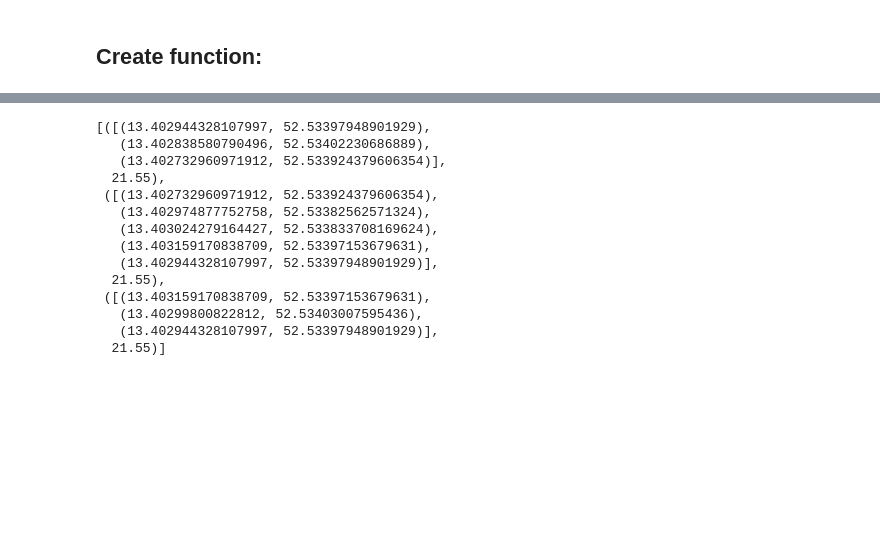
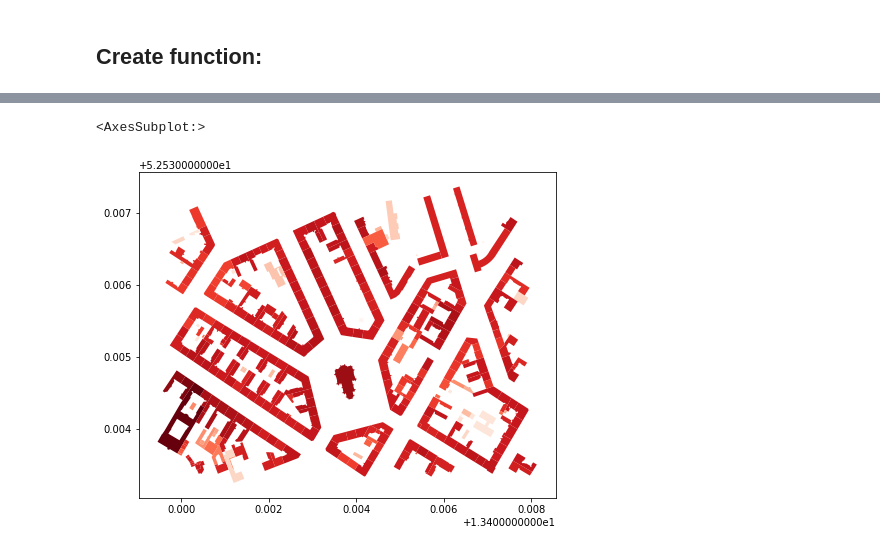
Before and after one commit to maximylius/map_visualization_algorithms, a Jupyter notebook: 3D_map.ipynb, the cells around one changed output, grey strips where cells are left out. Cells and saved outputs as stored; diff of their text form; code cells hidden in the pictures; blank space fills up the shorter version.

```diff
--- a/3D_map.ipynb
+++ b/3D_map.ipynb
@@ -1074,8 +645,0 @@ def prep_gdf_prisms_neutral_perspective(gdf_h:GeoDataFrame, opacity:float=1.0, c
-# %%
-fig, ax = plt.subplots(nrows = 1, ncols = 1, figsize = (10,10))
-poly_gdf[poly_gdf['g_id']==1000].plot(ax=ax, color="blue", alpha=.2)
-edge_gdf[edge_gdf['g_id']==1000].plot(ax=ax,color="black")
-smpl[:1].plot(ax=ax, color='red', alpha=.2)
-extCoords = smpl[:1]['geometry'].iloc[0].exterior.coords
-for x, y, label in zip([extCoords[x][0] for x in range(len(extCoords))], [extCoords[x][1] for x in range(len(extCoords))], [str(x) for x in range(len(extCoords))]):
-    ax.annotate(label, xy=(x, y), xytext=(3, 3), textcoords="offset points")
@@ -1090,17 +646,12 @@ def plot_prisms_neutral_perspective(polygonsWithHeight:GeoDataFrame, opacity:flo
-# %%
-a.iloc[1]
-# %% [output]
-[([(13.402944328107997, 52.53397948901929),
-   (13.402838580790496, 52.53402230686889),
-   (13.402732960971912, 52.533924379606354)],
-  21.55),
- ([(13.402732960971912, 52.533924379606354),
-   (13.402974877752758, 52.53382562571324),
-   (13.403024279164427, 52.533833708169624),
-   (13.403159170838709, 52.53397153679631),
-   (13.402944328107997, 52.53397948901929)],
-  21.55),
- ([(13.403159170838709, 52.53397153679631),
-   (13.40299800822812, 52.53403007595436),
-   (13.402944328107997, 52.53397948901929)],
-  21.55)]
+# %%
+gdfcx = gdf
+gdfcx = gdf.cx[13.40005 : 13.407602, 52.5335 : 52.53682]
+# gdfcx = gdf.cx[13.4023 : 13.40231, 52.53485 : 52.535]
+# gdfcx = gdf.cx[13.4024 : 13.403, 52.53485 : 52.535][:1]
+gdfcx = gdfcx.rename({'OBJECTID': 'id', 'Mean_nDOM': 'height'}, axis='columns')
+gdfcx.drop([x for x in gdfcx.columns if x not in ['id', 'height', 'geometry']], axis=1, inplace=True)
+gdf_prep = gdfcx
+gdf_prep.plot(figsize=(10,6), column='height', cmap='Reds')#, edgecolor='black', linewidth=10/len(gdf_prep)
+# %% [output]
+<AxesSubplot:>
+[figure, added]
```
Also changed, not shown: parts of 63 cells of this notebook, 25 other files.
